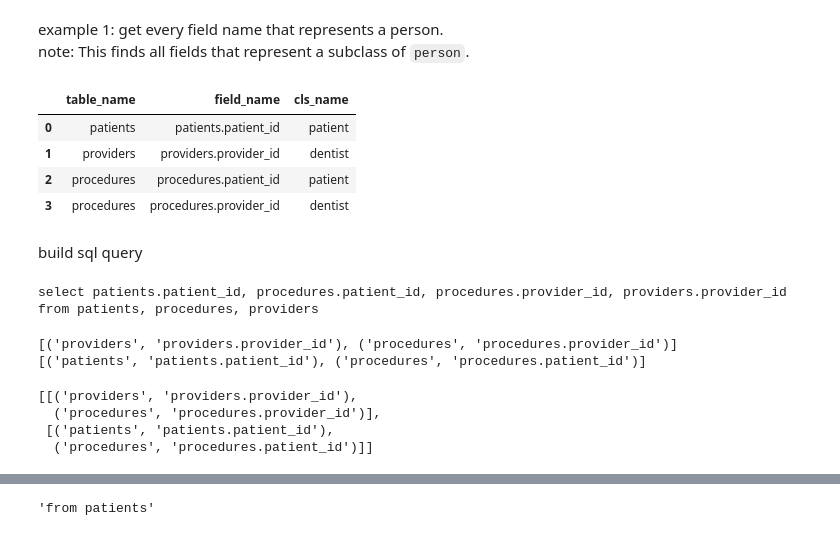
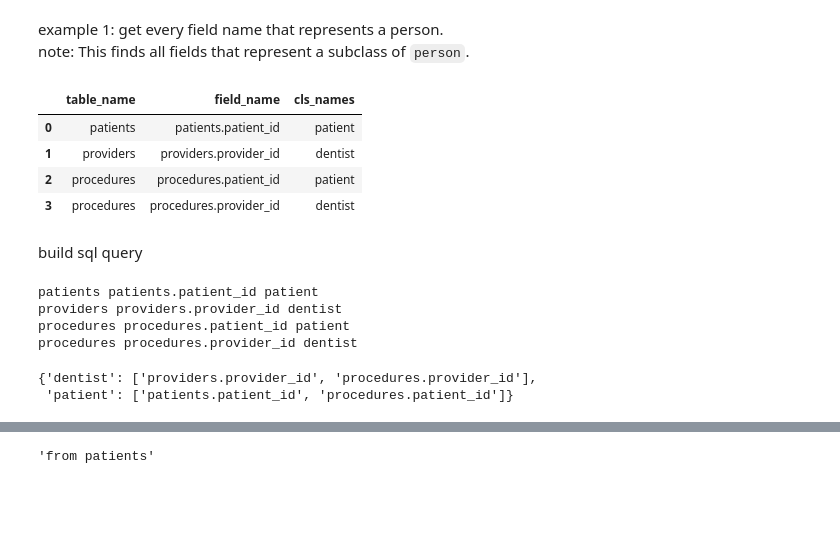
Before and after one commit to wdduncan/test-data-field-punning, a Jupyter notebook: notebooks/schema_demo.ipynb, the cells around one changed output, grey strips where cells are left out. Cells and saved outputs as stored; diff of their text form; code cells hidden in the pictures; blank space fills up the shorter version.

```diff
--- a/notebooks/schema_demo.ipynb
+++ b/notebooks/schema_demo.ipynb
@@ -263,28 +263,39 @@ note: This finds all fields that represent a subclass of `person`.
 # %%
 q = """
 prefix : <https://data-field-punning.owl/>
-select distinct ?table_name ?field_name ?cls_name where {
+select distinct ?table_name ?field_name (group_concat(?cls_name) as ?cls_names) where {
     ?cls rdfs:subClassOf :person;
          rdfs:label ?cls_label .
 
     ?field a :field;
         :represents ?cls;
         rdfs:label ?field_name;
         :member_of [a :table; rdfs:label ?table_name] .
 
     bind(replace(?cls_label, " ", "_") as ?cls_name)
 }
+group by ?table_name ?field_name
 """
 field_df = sparql_query_to_df(q, g)
 field_df
 # %% [output]
-|  | table_name | field_name | cls_name |
+|  | table_name | field_name | cls_names |
 | 0 | patients | patients.patient_id | patient |
 | 1 | providers | providers.provider_id | dentist |
 | 2 | procedures | procedures.patient_id | patient |
 | 3 | procedures | procedures.provider_id | dentist |
 # %% [markdown]
 build sql query
+# %%
+table_type_dict = {}
+
+for idx, table_name, field_name, cls_name in field_df.itertuples():
+    print(table_name, field_name, cls_name)
+# %% [output]
+patients patients.patient_id patient
+providers providers.provider_id dentist
+procedures procedures.patient_id patient
+procedures procedures.provider_id dentist
 # %%
 schema_dict = {
     'field_names': [],
@@ -292,32 +303,29 @@ schema_dict = {
     'type_matches': []
 }
 
+joins = []
+type_to_field = {}
+temp_dict = {}
+
 for group in field_df.groupby('table_name'):
     group_table = group[0]
     group_df = group[1]
     schema_dict['field_names'].extend(list(group_df['field_name']))
     schema_dict['table_names'].append(group_table)
 
-print('select', ', '.join(schema_dict['field_names']))
-print('from',  ', '.join(schema_dict['table_names']))
+for group in field_df.groupby('cls_names'):
+    group_cls = group[0]
+    group_df = group[1]
+    # print(list(zip(list(group_df['table_name']), list(group_df['field_name']))))
+    type_to_field[group_cls] = list(group_df['field_name'])
+    temp_dict[group_cls] = list(zip(list(group_df['table_name']), list(group_df['field_name'])))
+    # schema_dict['type_matches'].append(list(group_df['field_name']))
+    # schema_dict['type_matches'].append(list(zip(list(group_df['table_name']), list(group_df['field_name']))))
+
+# print('select', ', '.join(schema_dict['field_names']))
+# print('from',  ', '.join(schema_dict['table_names']))
+type_to_field
+# temp_dict
 # %% [output]
-select patients.patient_id, procedures.patient_id, procedures.provider_id, providers.provider_id
-from patients, procedures, providers
+{'dentist': ['providers.provider_id', 'procedures.provider_id'],
+ 'patient': ['patients.patient_id', 'procedures.patient_id']}
-# %%
-join_type = 'left join'
-for group in field_df.groupby('cls_name'):
-    group_cls = group[0]
-    group_df = group[1]
-    print(list(zip(list(group_df['table_name']), list(group_df['field_name']))))
-    # schema_dict['type_matches'].append(list(group_df['field_name']))
-    schema_dict['type_matches'].append(list(zip(list(group_df['table_name']), list(group_df['field_name']))))
-# %% [output]
-[('providers', 'providers.provider_id'), ('procedures', 'procedures.provider_id')]
-[('patients', 'patients.patient_id'), ('procedures', 'procedures.patient_id')]
-# %%
-schema_dict['type_matches']
-# %% [output]
-[[('providers', 'providers.provider_id'),
-  ('procedures', 'procedures.provider_id')],
- [('patients', 'patients.patient_id'),
-  ('procedures', 'procedures.patient_id')]]
```
Also changed, not shown: parts of 46 cells of this notebook.
